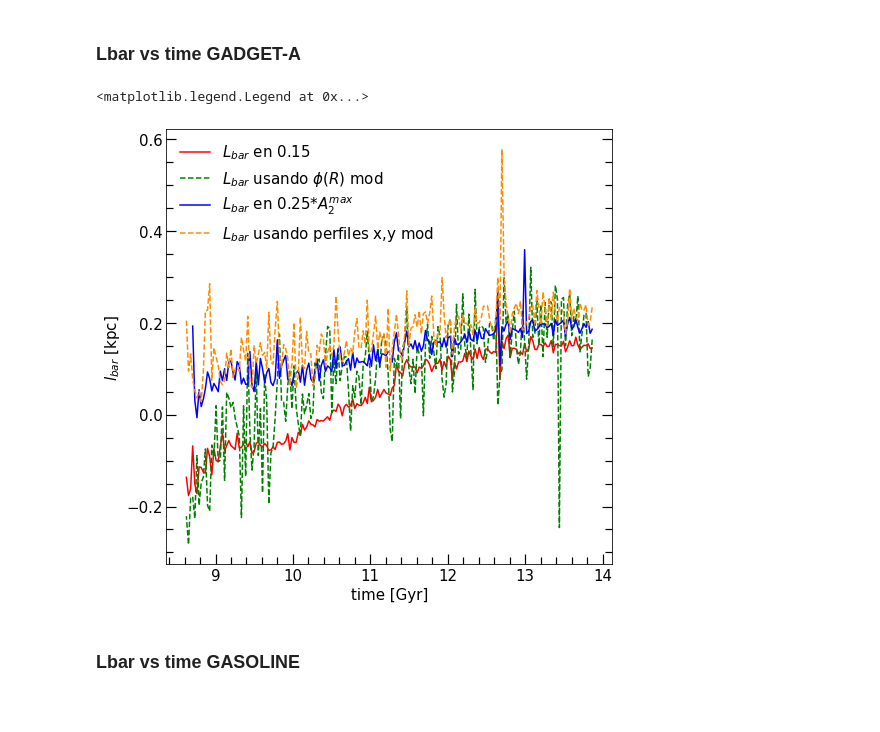
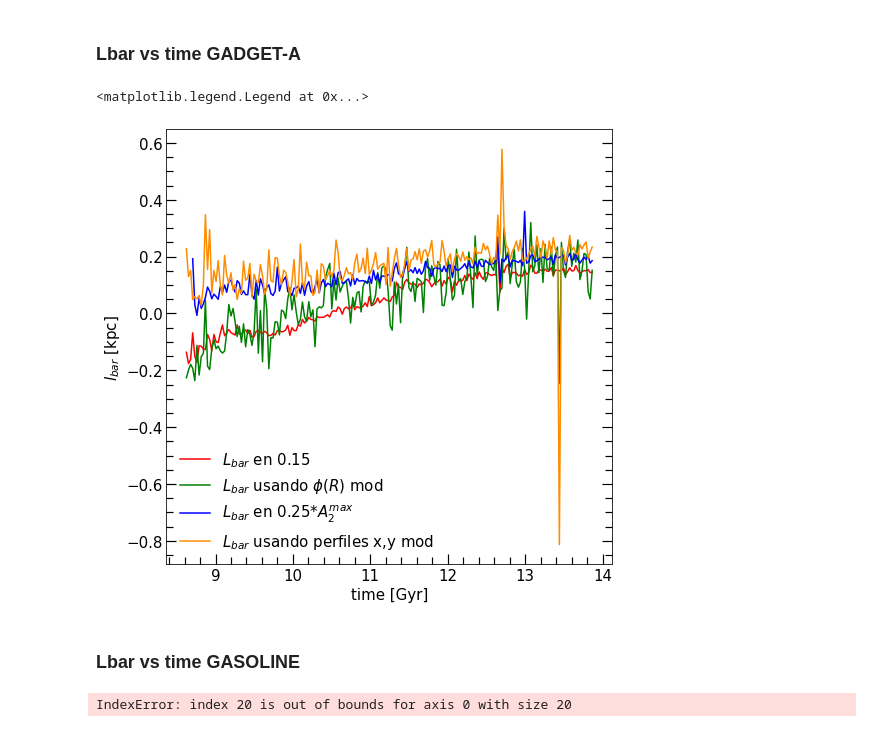
Before and after one commit to ornemarioni/Barras_GdGs, a Jupyter notebook: Barras_Gd/programs/lbar_simulaciones_referee.ipynb, the cells around one changed output. Cells and saved outputs as stored; diff of their text form; code cells hidden in the pictures.

Commit message:
rehice los plots de los lbar con un phimed y nuevos limites en los angulos, calcule nuevamente omega bar y Rcorot vs time

```diff
--- a/Barras_Gd/programs/lbar_simulaciones_referee.ipynb
+++ b/Barras_Gd/programs/lbar_simulaciones_referee.ipynb
@@ -796,6 +797,6 @@ for isnap in snapshot:
 # %%
 import numpy as np
-data = np.loadtxt('../_data/correcciones/lbar_time_GD2.dat')
+data = np.loadtxt('../_data/correcciones/lbar_time_GD3.dat')
 time  = data[:,0]
 lbar1 = data[:,1]
 lbar2 = data[:,2]
@@ -806,27 +807,27 @@ lbar6 = data[:,6]
 # %%
 import matplotlib.pyplot as plt
 fig, ax = plt.subplots(nrows=1, ncols=1, figsize=(8,8), sharex=True)
 #                        gridspec_kw = {'height_ratios':[2,5]})
 # fig.subplots_adjust(bottom=0.06, left =0.1, right = 0.93, top = 0.96, wspace=0., hspace= 0.)
 
 ax.plot(time,np.log10(lbar1), color='r', label='$L_{bar}$ en 0.15')
 # ax.plot(time,np.log10(lbar2), color='g',label='$L_{bar}$ usando $\phi(R)$')
-ax.plot(time,np.log10(lbar5), color='g',label='$L_{bar}$ usando $\phi(R)$ mod',ls='--')
+ax.plot(time,np.log10(lbar5), color='g',label='$L_{bar}$ usando $\phi(R)$ mod',ls='-')
 ax.plot(time,np.log10(lbar3), color='b',label='$L_{bar}$ en 0.25*$A_2^{max}$')
 # ax.plot(time,np.log10(lbar4), color='darkorange',label='$L_{bar}$ usando perfiles x,y')
-ax.plot(time,np.log10(lbar6), color='darkorange',label='$L_{bar}$ usando perfiles x,y mod', ls='--')
+ax.plot(time,np.log10(lbar6), color='darkorange',label='$L_{bar}$ usando perfiles x,y mod', ls='-')
 ax.minorticks_on()
 ax.tick_params( labelsize=15)
 ax.tick_params('both', length=7, width=1.2,which='minor', direction='in', right=True,top=False)
 ax.tick_params('both', length=10, width=1.2,which='major', direction='in', right=True,top=False)
 ax.set_ylabel('$l_{bar}$ [kpc]',fontsize=15)
 ax.set_xlabel('time [Gyr]',fontsize=15)
 # ax.set_ylim(0,4)
 # ax.set_yscale('log')
 ax.legend(fontsize=15,frameon=False)
 # %% [output]
 <matplotlib.legend.Legend at 0x...>
-[figure, old version]
+[figure, new version]
 # %% [markdown]
 ### Lbar vs time GASOLINE
 # %%
@@ -926,7 +927,7 @@ for j in range(len(snapshot)-1,32,-1):
         corte2, = np.where(r<6.*aexp)
 
         A2, phi, rbin = strng.a2(mstr[corte2], xn[corte2], yn[corte2], 20)
-        A2max, rmax, phimax = strng.a2max(mstr[corte1], xn[corte1], yn[corte1], 20)
+        A2max, rmax, phimax, phimed = strng.a2max(mstr[corte1], xn[corte1], yn[corte1], 20)
 
 
         #---lbar 1 ----------------------------------------------------------------------
@@ -947,7 +948,7 @@ for j in range(len(snapshot)-1,32,-1):
 
     #     angulo=0.087
         angulo=0.3
-        rest = np.abs(phi_int(point)-phimax)
+        rest = np.abs(phi_int(point)-phimed)
         limit, = np.where(rest>np.arcsin(angulo))
 
         if len(limit)==0:
@@ -955,7 +956,7 @@ for j in range(len(snapshot)-1,32,-1):
         else:
             lbar2 = point[limit][0]
 
-        angulo2 = 0.044
+        angulo2 = 0.035
         limit2, = np.where(rest>np.arcsin(angulo2))
 
         if len(limit2) == 0:
@@ -979,8 +980,8 @@ for j in range(len(snapshot)-1,32,-1):
 
 
         #---lbar 4 ----------------------------------------------------------------------
-        xx = xn*np.cos(phimax)  + yn*np.sin(phimax)
-        yy = xn*-np.sin(phimax) + yn*np.cos(phimax)
+        xx = xn*np.cos(phimed)  + yn*np.sin(phimed)
+        yy = xn*-np.sin(phimed) + yn*np.cos(phimed)
         zz = zn
 
         R = np.sqrt(xx**2 + yy**2)
@@ -1016,7 +1017,7 @@ for j in range(len(snapshot)-1,32,-1):
 
         lbar6 = point[mask2][0]
 
-        archivo = open(path2 + 'lbar_time_GS2_'+str('%03d'%i)+'.dat','a')
+        archivo = open(path2 + 'lbar_time_GS3_'+str('%03d'%i)+'.dat','a')
         archivo.write( str('%12.8f'% time) +'\t'+
                        str('%12.8f'% lbar1) +'\t'+
                        str('%12.8f'% lbar2) +'\t'+
@@ -1027,5 +1028,8 @@ for j in range(len(snapshot)-1,32,-1):
         archivo.close()
 
 ## lbar_time_GS2_ contiene lbar5 y lbar6
+#lbar_time_GS3.dat modifique el threshold del lbar_phi y además ahora no tomo phimax, sino phimed
+# %% [output]
+IndexError: index 20 is out of bounds for axis 0 with size 20
 # %%
 import numpy as np
```
Also changed, not shown: parts of 7 cells of this notebook, 7 other files.
